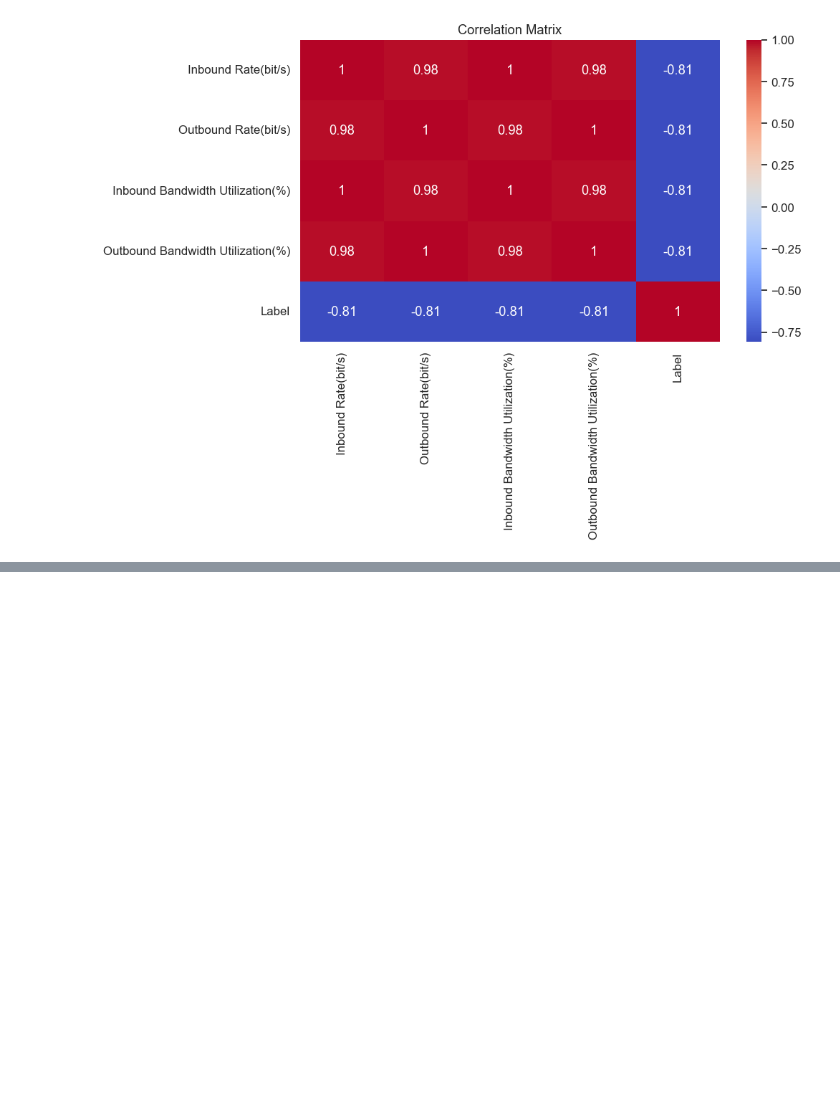
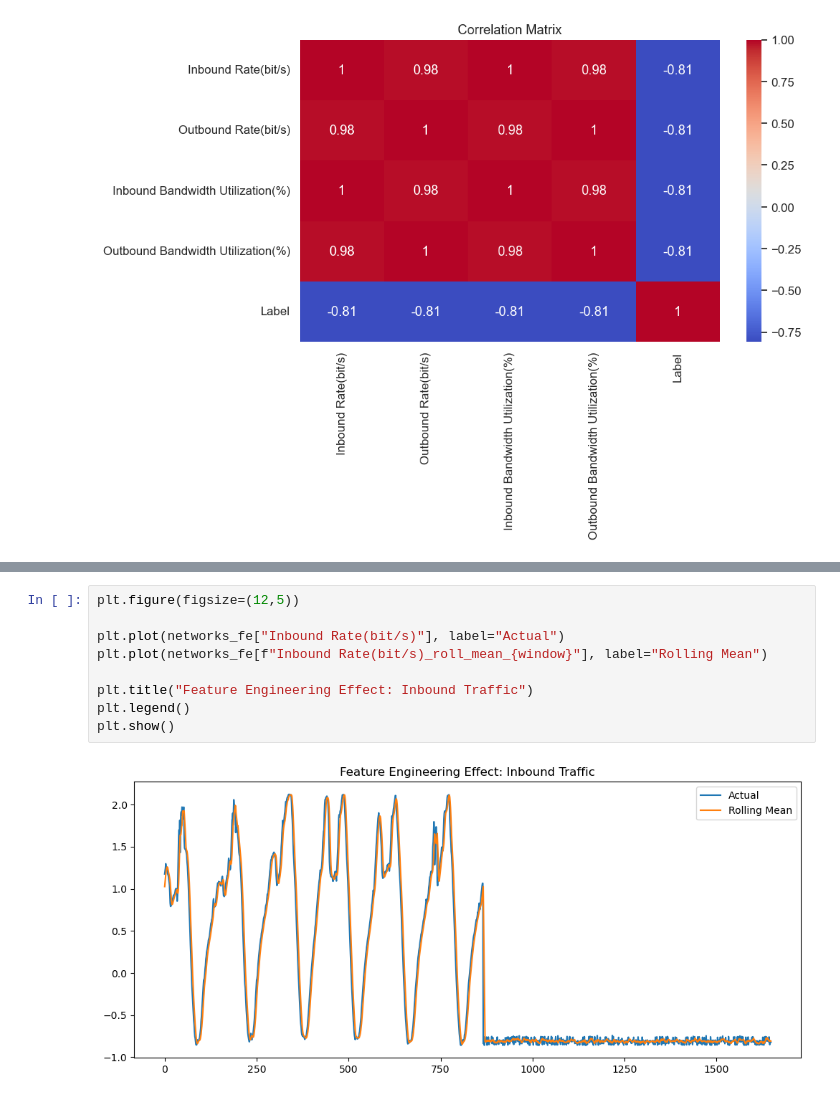
Before and after one commit to J2NM/Network-Anomaly-Detection-Using-Machine-Learning, a Jupyter notebook: Final Project Network Anomaly.ipynb, the cells around one changed output, grey strips where cells are left out. Drawn from its saved outputs; the diff is of its cells as text; blank space fills up the shorter version.

Commit message:
Add files via upload
Latest Update to include Feature Engineering

```diff
--- a/Final Project Network Anomaly.ipynb
+++ b/Final Project Network Anomaly.ipynb
@@ -220,0 +206,11 @@ These findings demonstrate that the dataset captures patterns consistent with **
+# %%
+plt.figure(figsize=(12,5))
+
+plt.plot(networks_fe["Inbound Rate(bit/s)"], label="Actual")
+plt.plot(networks_fe[f"Inbound Rate(bit/s)_roll_mean_{window}"], label="Rolling Mean")
+
+plt.title("Feature Engineering Effect: Inbound Traffic")
+plt.legend()
+plt.show()
+# %% [output]
+[figure, added]
```
Also changed, not shown: parts of 7 cells of this notebook.
